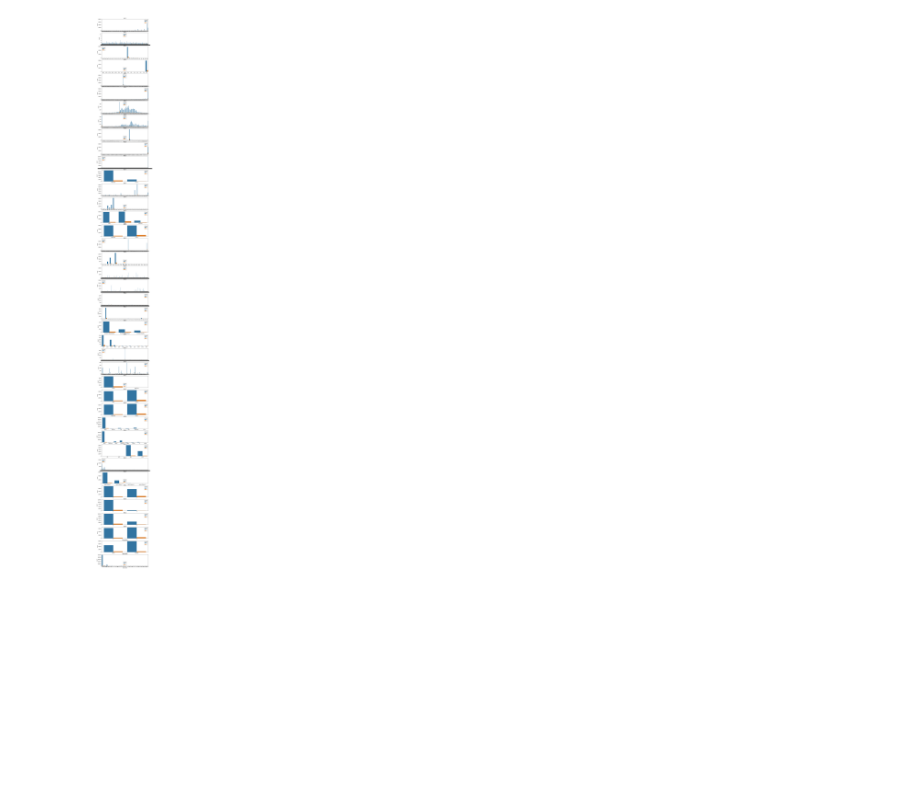
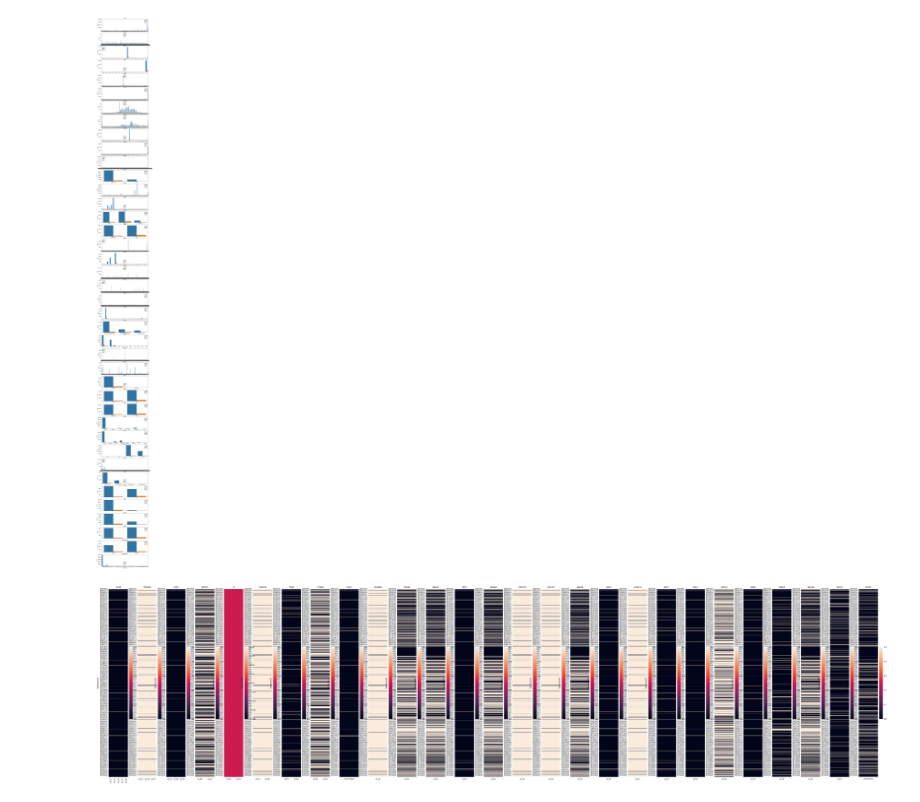
Before and after one commit to 592k/Mini_project-modeling, a Jupyter notebook: src/EDA.ipynb, the cells around one changed output. Saved outputs shown, nothing was run; the diff lists cells and outputs as text; code cells hidden in the pictures; blank space fills up the shorter version.

```diff
--- a/src/EDA.ipynb
+++ b/src/EDA.ipynb
@@ -831,9 +831,14 @@ plt.show()
 [figure]
 # %%
 nan_counts = list(train_i.isnull().sum().value_counts().index)
+X2 = train_i
+for i in nan_counts:
+    globals()['T_{}'.format(i)] = train_i.loc[:,train_i.isnull().sum() == i]
 fig, axes = plt.subplots(1,len(nan_counts), figsize=(80,20))
 
 for i in nan_counts:
     sns.heatmap(data=globals()['T_{}'.format(i)].isnull(), ax=axes[nan_counts.index(i)]).set_title(i)
 
 plt.show()
+# %% [output]
+[figure, added]
```
